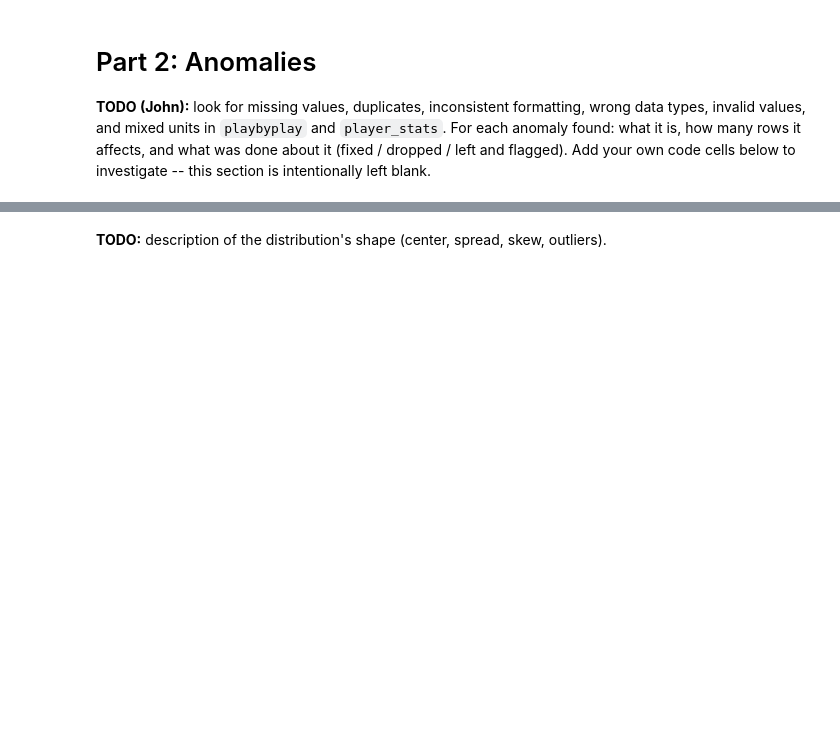
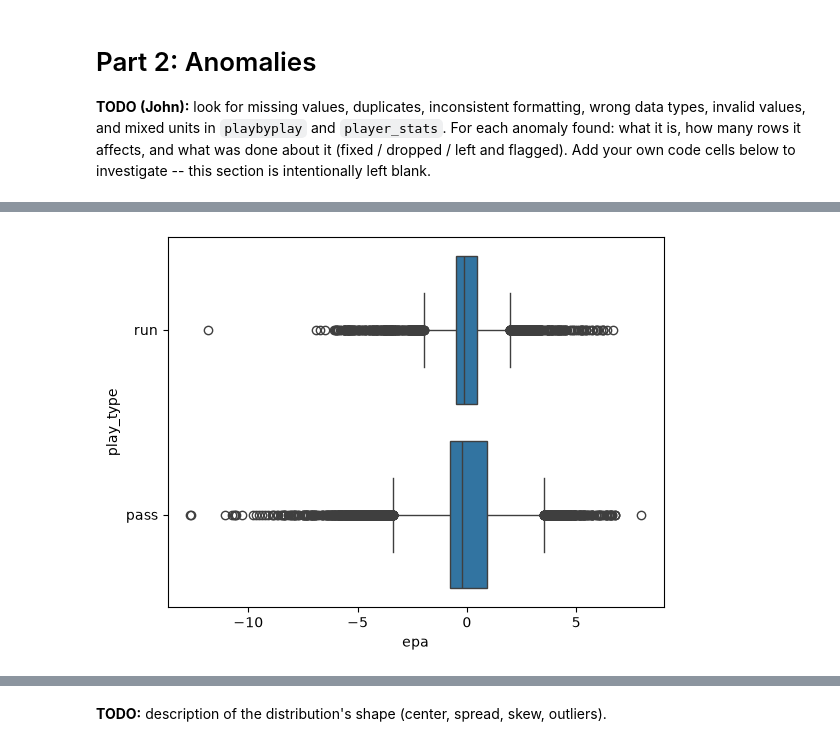
Before and after one commit to acimma3/cs418-football, a Jupyter notebook: eda.ipynb, the cells around one changed output, grey strips where cells are left out. Cells and saved outputs as stored; diff of their text form; code cells hidden in the pictures; blank space fills up the shorter version.

```diff
--- a/eda.ipynb
+++ b/eda.ipynb
@@ -160,0 +179,6 @@ Label axes at a readable size and watch for overplotting.
+# %%
+# distribution of run and pass plays by epa/play
+sns.boxplot(data = snspbp, x = "epa", y = "play_type")
+plt.show()
+# %% [output]
+[figure, added]
```
Also changed, not shown: parts of 8 cells of this notebook.
